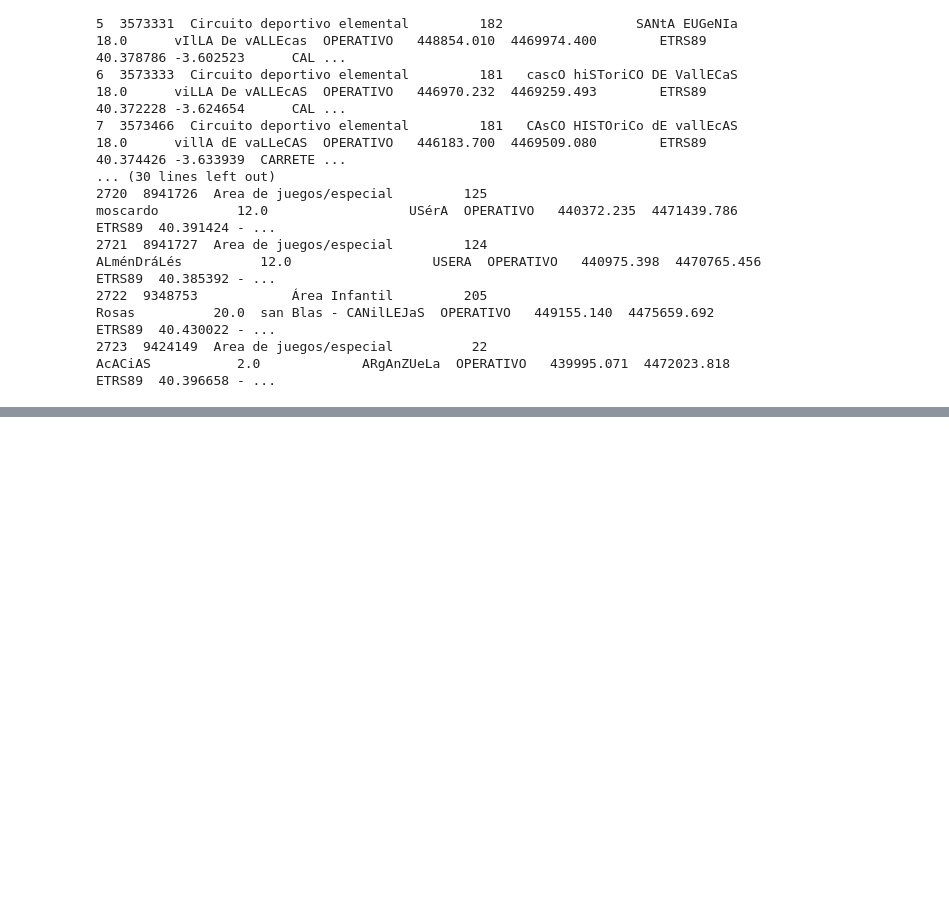
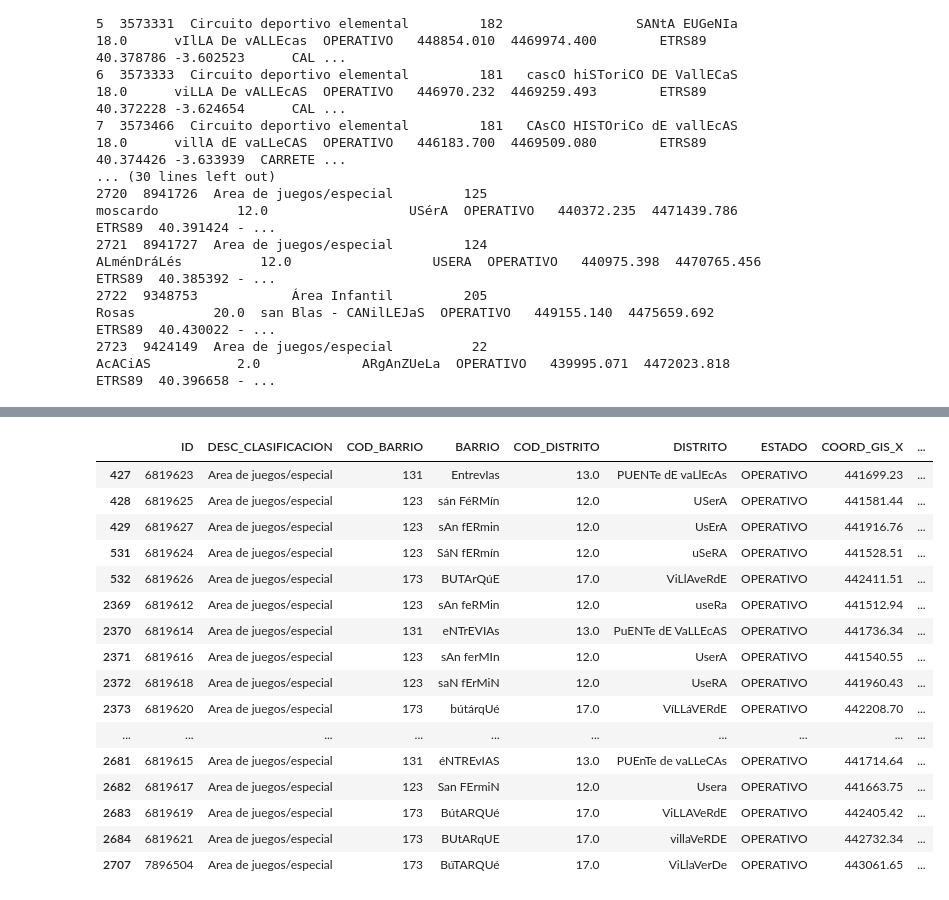
Before and after one commit to MiguelMHR/Datasets-a-Limpiar, a Jupyter notebook: EDA-Limpieza/EDA_areas.ipynb, the cells around one changed output, grey strips where cells are left out. Cells and saved outputs as stored; diff of their text form; code cells hidden in the pictures; blank space fills up the shorter version.

Commit message:
Areas y Juegos revisado y terminado con validaciones

```diff
--- a/EDA-Limpieza/EDA_areas.ipynb
+++ b/EDA-Limpieza/EDA_areas.ipynb
@@ -565,12 +89,0 @@ En esta columna Enum, tenemos ciertos valores con tildes cuando no deberían pos
-# %%
-# Limpiamos la columna de 'TIPO_INCIDENTE' para que no haya tildes en lugares raros
-df['TIPO_INCIDENTE'] = df['TIPO_INCIDENTE'].str.replace('Cáídá', 'Caída')
-df['TIPO_INCIDENTE'] = df['TIPO_INCIDENTE'].str.replace('Róbó', 'Robo')
-df['TIPO_INCIDENTE'] = df['TIPO_INCIDENTE'].str.replace('Accídénté', 'Accidente')
-df['TIPO_INCIDENTE'] = df['TIPO_INCIDENTE'].str.replace('Vándálísmó', 'Vandalismo')
-df['TIPO_INCIDENTE'] = df['TIPO_INCIDENTE'].str.replace('Dáñó éstrúctúrál', 'Daño estructural')
-
-# Muestra todos los valores distintos de la columna 'TIPO_INCIDENTE'
-print("   ----------    Valores distintos de la columna 'TIPO_INCIDENTE'    ----------    ")
-print("\n")
-print(df['TIPO_INCIDENTE'].unique())
@@ -615,0 +199,22 @@ Dataset limpio guardado
+# %%
+df[(df['LATITUD'] < 40.3) | (df['LATITUD'] > 40.6)]
+df[(df['LONGITUD'] < -3.84) | (df['LONGITUD'] > -3.5)]
+df[(df['COD_POSTAL'] < 28000) | (df['COD_POSTAL'] > 28999)]
+# %% [output]
+|  | ID | DESC_CLASIFICACION | COD_BARRIO | BARRIO | COD_DISTRITO | DISTRITO | ESTADO | COORD_GIS_X | ... |
+| 427 | 6819623 | Area de juegos/especial | 131 | EntrevIas | 13.0 | PUENTe dE vaLlEcAs | OPERATIVO | 441699.23 | ... |
+| 428 | 6819625 | Area de juegos/especial | 123 | sán FéRMín | 12.0 | USerA | OPERATIVO | 441581.44 | ... |
+| 429 | 6819627 | Area de juegos/especial | 123 | sAn fERmin | 12.0 | UsErA | OPERATIVO | 441916.76 | ... |
+| 531 | 6819624 | Area de juegos/especial | 123 | SáN fERmín | 12.0 | uSeRA | OPERATIVO | 441528.51 | ... |
+| 532 | 6819626 | Area de juegos/especial | 173 | BUTArQúE | 17.0 | ViLlAveRdE | OPERATIVO | 442411.51 | ... |
+| 2369 | 6819612 | Area de juegos/especial | 123 | sAn feRMin | 12.0 | useRa | OPERATIVO | 441512.94 | ... |
+| 2370 | 6819614 | Area de juegos/especial | 131 | eNTrEVIAs | 13.0 | PuENTe dE VaLLEcAS | OPERATIVO | 441736.34 | ... |
+| 2371 | 6819616 | Area de juegos/especial | 123 | sAn ferMIn | 12.0 | UserA | OPERATIVO | 441540.55 | ... |
+| 2372 | 6819618 | Area de juegos/especial | 123 | saN fErMiN | 12.0 | UseRA | OPERATIVO | 441960.43 | ... |
+| 2373 | 6819620 | Area de juegos/especial | 173 | bútárqUé | 17.0 | VíLLáVERdE | OPERATIVO | 442208.70 | ... |
+| ... | ... | ... | ... | ... | ... | ... | ... | ... | ... |
+| 2681 | 6819615 | Area de juegos/especial | 131 | éNTREvIAS | 13.0 | PUEnTe de vaLLeCAs | OPERATIVO | 441714.64 | ... |
+| 2682 | 6819617 | Area de juegos/especial | 123 | San FErmiN | 12.0 | Usera | OPERATIVO | 441663.75 | ... |
+| 2683 | 6819619 | Area de juegos/especial | 173 | BútARQUé | 17.0 | ViLLAVeRdE | OPERATIVO | 442405.42 | ... |
+| 2684 | 6819621 | Area de juegos/especial | 173 | BUtARqUE | 17.0 | villaVeRDE | OPERATIVO | 442732.34 | ... |
+| 2707 | 7896504 | Area de juegos/especial | 173 | BúTARQUé | 17.0 | ViLlaVerDe | OPERATIVO | 443061.65 | ... |
```
Also changed, not shown: parts of 85 cells of this notebook, 3 other files.
